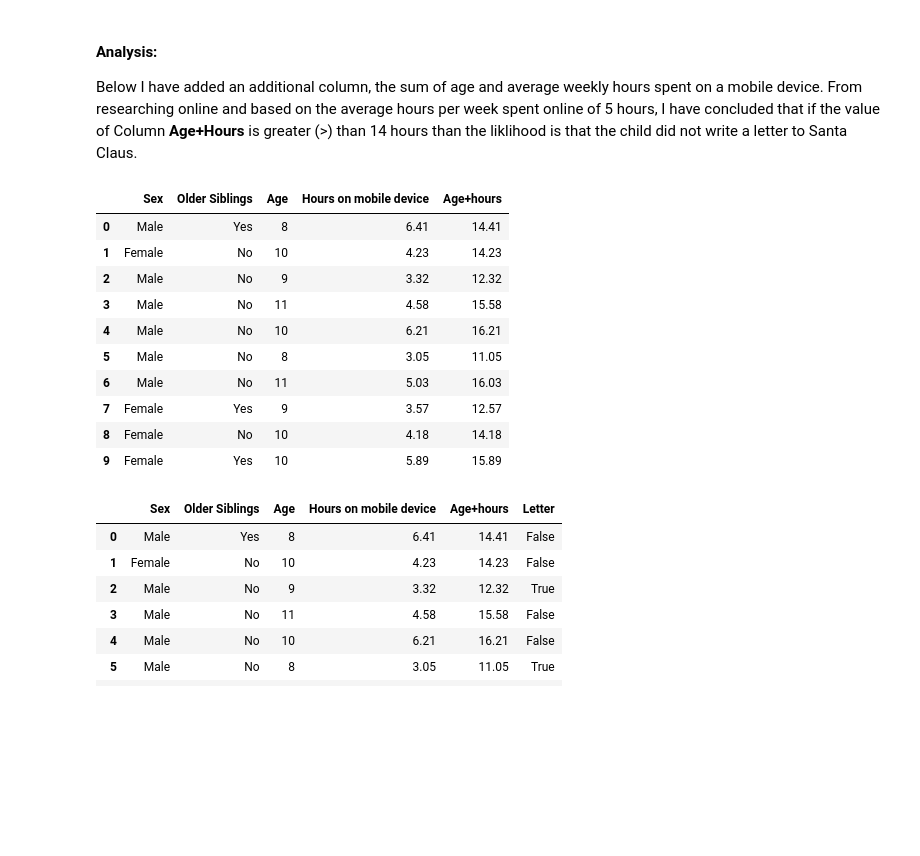
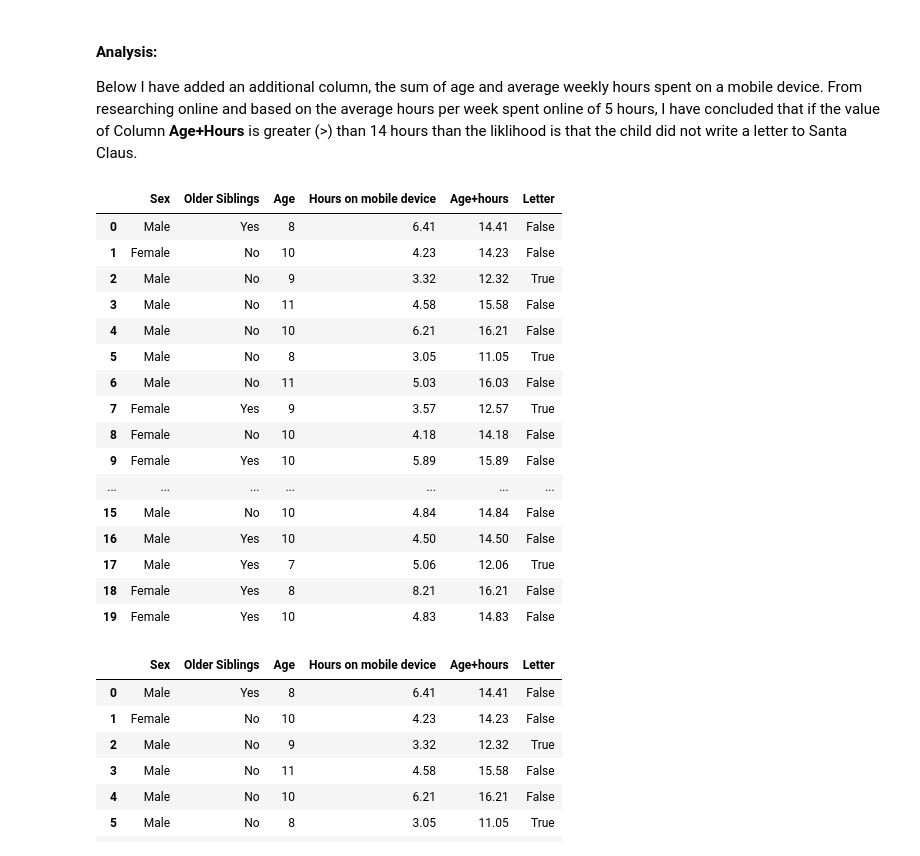
Before and after one commit to JulianConneely/Programming-for-Data-Analysis-Project-Dec18, a Jupyter notebook: Santa Claus.ipynb, the cells around one changed output. Saved outputs shown, nothing was run; the diff lists cells and outputs as text; code cells hidden in the pictures; blank space fills up the shorter version.

```diff
--- a/Santa Claus.ipynb
+++ b/Santa Claus.ipynb
@@ -200,17 +200,23 @@ Below I have added an additional column, the sum of age and average weekly hours
 # %%
 # adding additional column based on the other columns [7]:
 df['Age+hours'] = (df.Age + df['Hours on mobile device'])
-df.head(10)
+df.head(20)
 # %% [output]
-|  | Sex | Older Siblings | Age | Hours on mobile device | Age+hours |
-| 0 | Male | Yes | 8 | 6.41 | 14.41 |
-| 1 | Female | No | 10 | 4.23 | 14.23 |
-| 2 | Male | No | 9 | 3.32 | 12.32 |
-| 3 | Male | No | 11 | 4.58 | 15.58 |
-| 4 | Male | No | 10 | 6.21 | 16.21 |
-| 5 | Male | No | 8 | 3.05 | 11.05 |
-| 6 | Male | No | 11 | 5.03 | 16.03 |
-| 7 | Female | Yes | 9 | 3.57 | 12.57 |
-| 8 | Female | No | 10 | 4.18 | 14.18 |
-| 9 | Female | Yes | 10 | 5.89 | 15.89 |
+|  | Sex | Older Siblings | Age | Hours on mobile device | Age+hours | Letter |
+| 0 | Male | Yes | 8 | 6.41 | 14.41 | False |
+| 1 | Female | No | 10 | 4.23 | 14.23 | False |
+| 2 | Male | No | 9 | 3.32 | 12.32 | True |
+| 3 | Male | No | 11 | 4.58 | 15.58 | False |
+| 4 | Male | No | 10 | 6.21 | 16.21 | False |
+| 5 | Male | No | 8 | 3.05 | 11.05 | True |
+| 6 | Male | No | 11 | 5.03 | 16.03 | False |
+| 7 | Female | Yes | 9 | 3.57 | 12.57 | True |
+| 8 | Female | No | 10 | 4.18 | 14.18 | False |
+| 9 | Female | Yes | 10 | 5.89 | 15.89 | False |
+| ... | ... | ... | ... | ... | ... | ... |
+| 15 | Male | No | 10 | 4.84 | 14.84 | False |
+| 16 | Male | Yes | 10 | 4.50 | 14.50 | False |
+| 17 | Male | Yes | 7 | 5.06 | 12.06 | True |
+| 18 | Female | Yes | 8 | 8.21 | 16.21 | False |
+| 19 | Female | Yes | 10 | 4.83 | 14.83 | False |
 # %%
```
Also changed, not shown: parts of 12 cells of this notebook.
